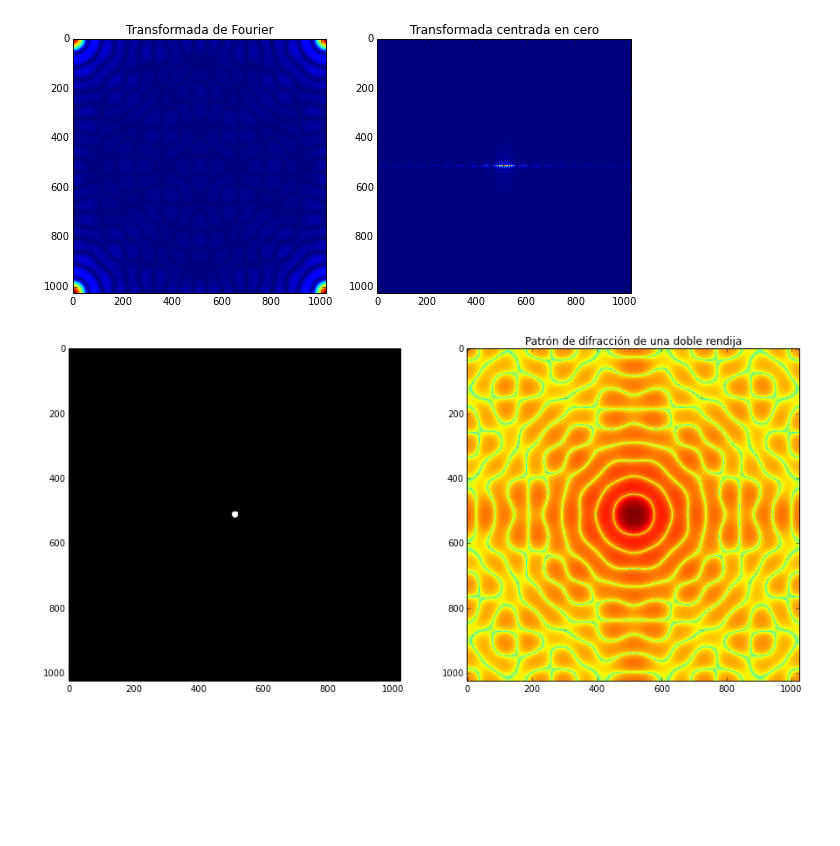
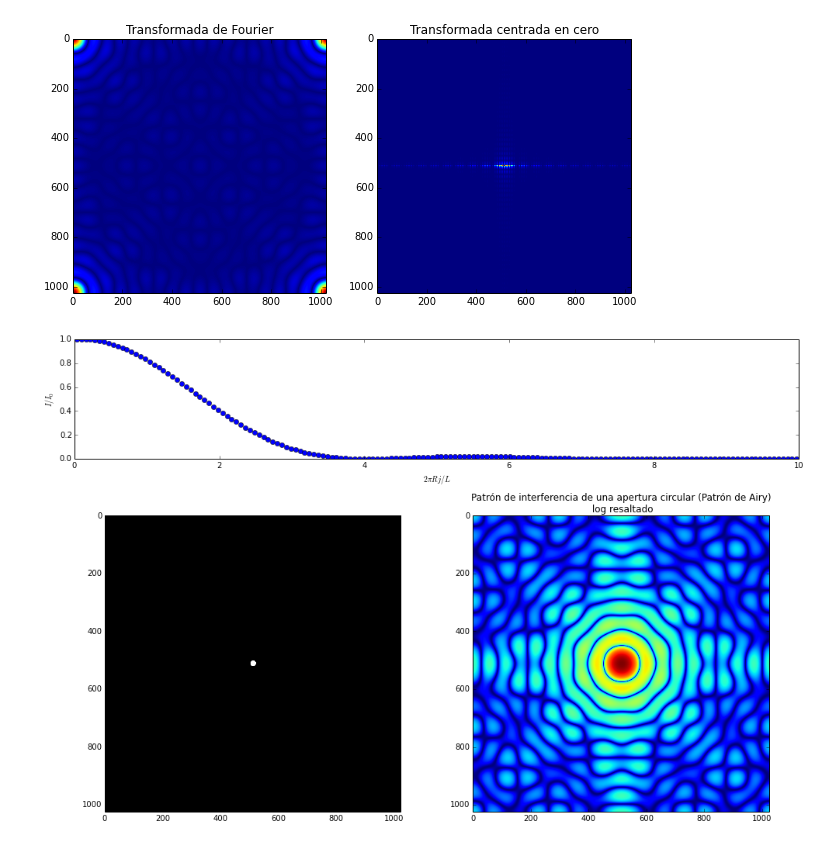
Before and after one commit to diitaz93/MC, a Jupyter notebook: HM_4/HM_4.ipynb, the cells around one changed output. Saved outputs shown, nothing was run; the diff lists cells and outputs as text; code cells hidden in the pictures; blank space fills up the shorter version.

```diff
--- a/HM_4/HM_4.ipynb
+++ b/HM_4/HM_4.ipynb
@@ -174,14 +176,35 @@ limsup=len(d1)/2+lado/2-1
 for i in range(lado):
     for j in range(lado):
         d2[i][j]=transd[i+liminf][j+liminf]
-#Se grafica la doble rendija junto con la transformada centrada en cero en un cuadrado específico
-figure(figsize=(15,9))
-subplot(1,2,1)
-imshow(d1,cmap=cm.gray)
-subplot(1,2,2)
-title(u'Patrón de difracción de una doble rendija')
-final=(log((abs(d2))**2))
-imshow(final)
-show()
-# %% [output]
-[figure, removed]
+# %%
+# Para realizar la gráfica superior (intesidad vs posición)
+#Se crean dos lista para guardas los valores de las abscisas y las coordenadas
+xc=[]
+yc=[]
+#Se asume que la amplitud máxima (intensidad máxima) se encuentra en el centro del arreglo de circulo_nuevo
+maxa=d2[512][512]
+#Para hallar los valores de las coordenadas se elige toda la fila central del arreglo (circulo_nuevo[512,:]) se encuentra su norma
+#y se eleva al cuadrado, se divide entre el la norma del valor máximo de intensidad (maxa) al cuadrado (para normalizar)
+yc= (abs(d2[512,:])**2)/abs(maxa)**2
+#Se toman los valores para las abscisas de esta manera para poder comparar estos resultados con la teoría facilmente.
+xc= 2*np.pi*0.01*np.linspace(-512,512,1024)
+# %%
+#SE grafica la intensidad de la interferencia con respecto a la posición
+#Se grafica tambiénla doble rendija junto con la transformada centrada en cero en un cuadrado específico
+figure(figsize=(14,9))
+subplot2grid((3,2),(0,0),colspan=2,rowspan=1)
+ylabel(r"$I/I_0$")
+xlabel(r"$2 \pi R j/L$")
+plot(xc,yc,'o')
+xlim(0,10)
+ylim(0,1)
+subplot2grid((3,2),(1,0),rowspan=2)
+imshow(d1,cmap=cm.gray)
+subplot2grid((3,2),(1,1),rowspan=2)
+title(u'Patrón de interferencia de una apertura circular (Patrón de Airy)\n log resaltado')
+final=(log((abs(d2))**2+1))
+imshow(final)
+tight_layout()
+show()
+# %% [output]
+[figure, added]
```
Also changed, not shown: parts of 6 cells of this notebook, 6 other files.
